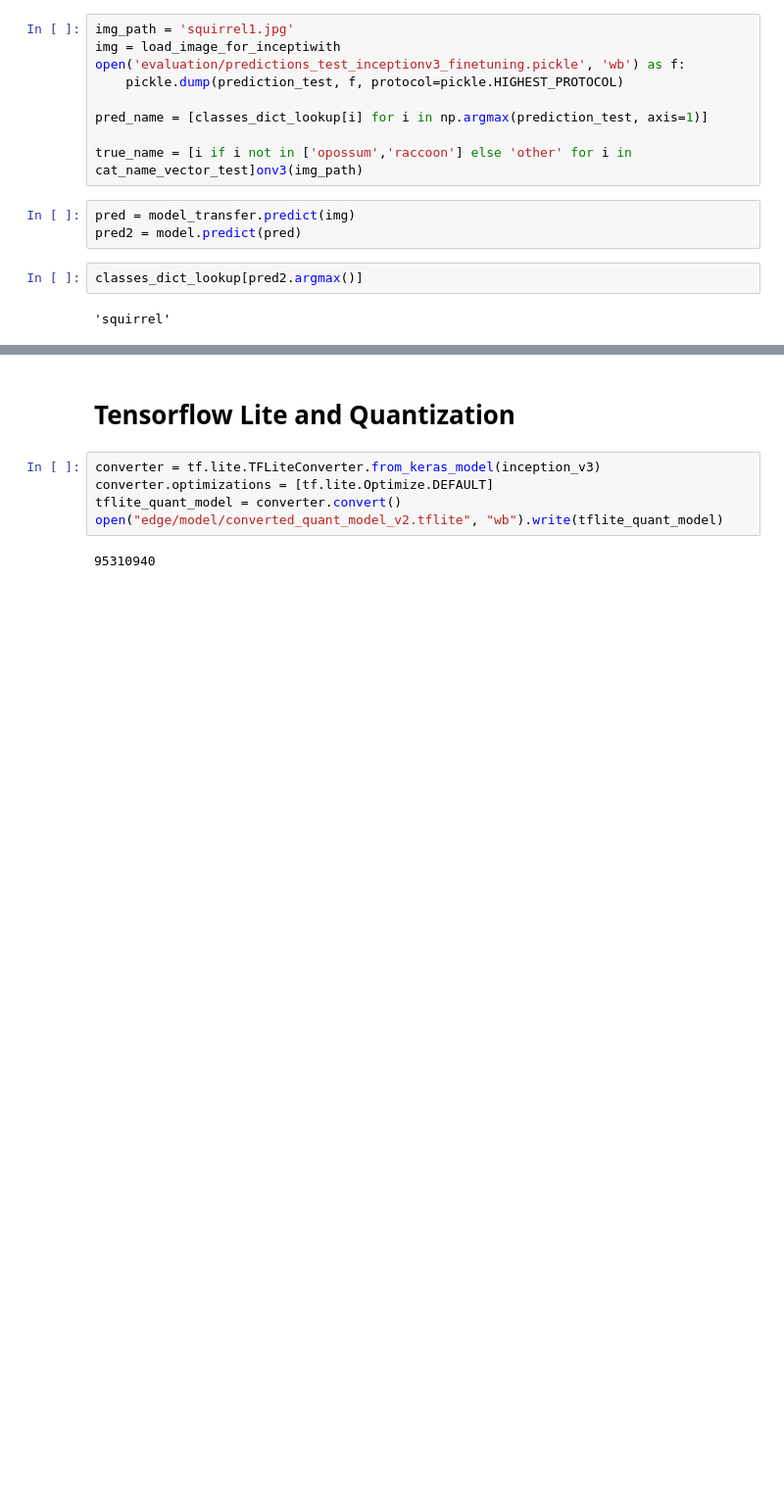
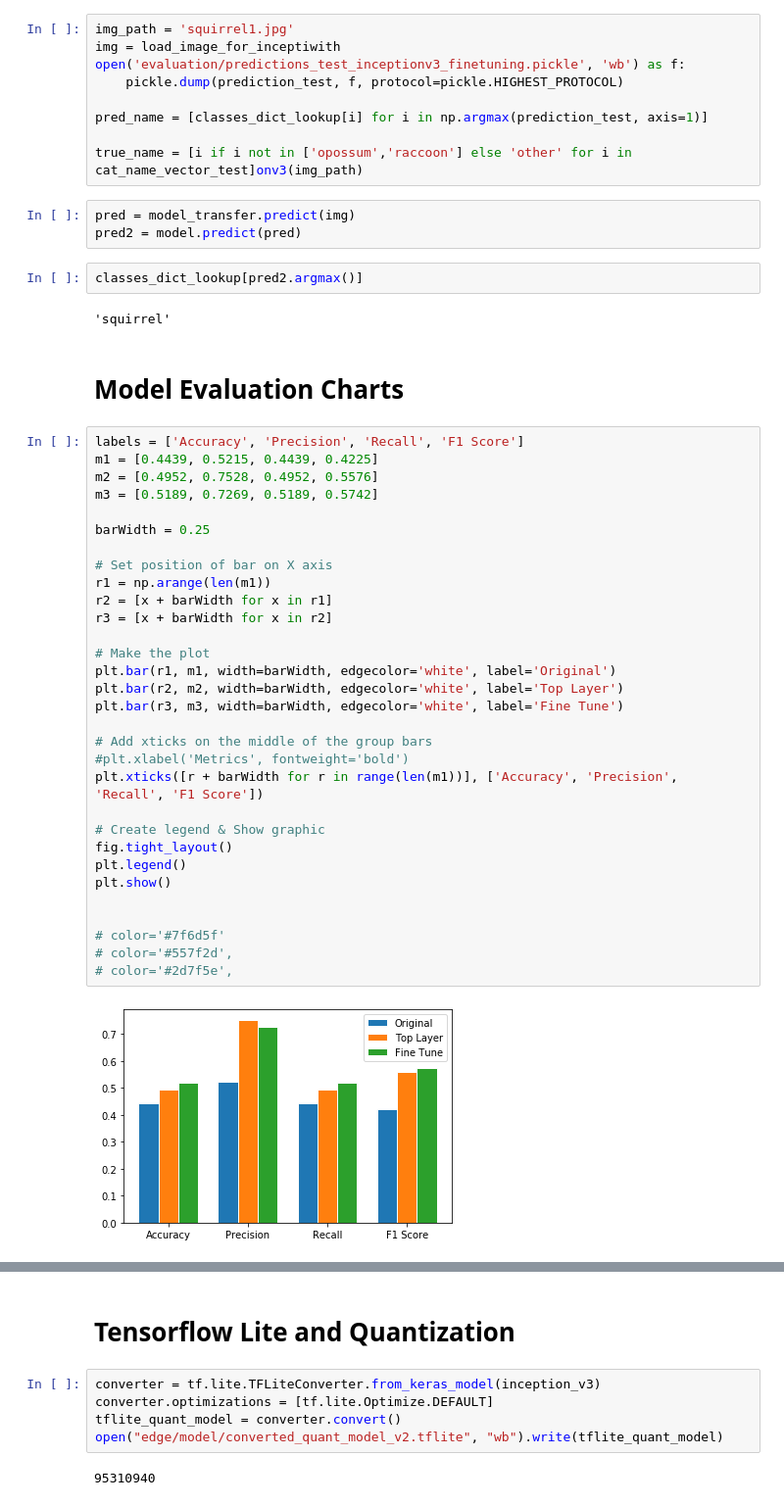
Before and after one commit to vivekmids/crow, a Jupyter notebook: InceptionV3_no_finetuning.ipynb, the cells around one changed output, grey strips where cells are left out. Shown at 98% size. Cells and saved outputs as stored; diff of their text form; blank space fills up the shorter version.

Commit message:
model evaluation graphs

```diff
--- a/InceptionV3_no_finetuning.ipynb
+++ b/InceptionV3_no_finetuning.ipynb
@@ -731,3 +781,38 @@ pred2 = model.predict(pred)
 classes_dict_lookup[pred2.argmax()]
 # %% [output]
 'squirrel'
+# %% [markdown]
+# Model Evaluation Charts
+# %%
+labels = ['Accuracy', 'Precision', 'Recall', 'F1 Score']
+m1 = [0.4439, 0.5215, 0.4439, 0.4225]
+m2 = [0.4952, 0.7528, 0.4952, 0.5576]
+m3 = [0.5189, 0.7269, 0.5189, 0.5742]
+
+barWidth = 0.25
+
+# Set position of bar on X axis
+r1 = np.arange(len(m1))
+r2 = [x + barWidth for x in r1]
+r3 = [x + barWidth for x in r2]
+
+# Make the plot
+plt.bar(r1, m1, width=barWidth, edgecolor='white', label='Original')
+plt.bar(r2, m2, width=barWidth, edgecolor='white', label='Top Layer')
+plt.bar(r3, m3, width=barWidth, edgecolor='white', label='Fine Tune')
+
+# Add xticks on the middle of the group bars
+#plt.xlabel('Metrics', fontweight='bold')
+plt.xticks([r + barWidth for r in range(len(m1))], ['Accuracy', 'Precision', 'Recall', 'F1 Score'])
+
+# Create legend & Show graphic
+fig.tight_layout()
+plt.legend()
+plt.show()
+
+
+# color='#7f6d5f'
+# color='#557f2d',
+# color='#2d7f5e',
+# %% [output]
+[figure, added]
```
Also changed, not shown: parts of 50 cells of this notebook.
